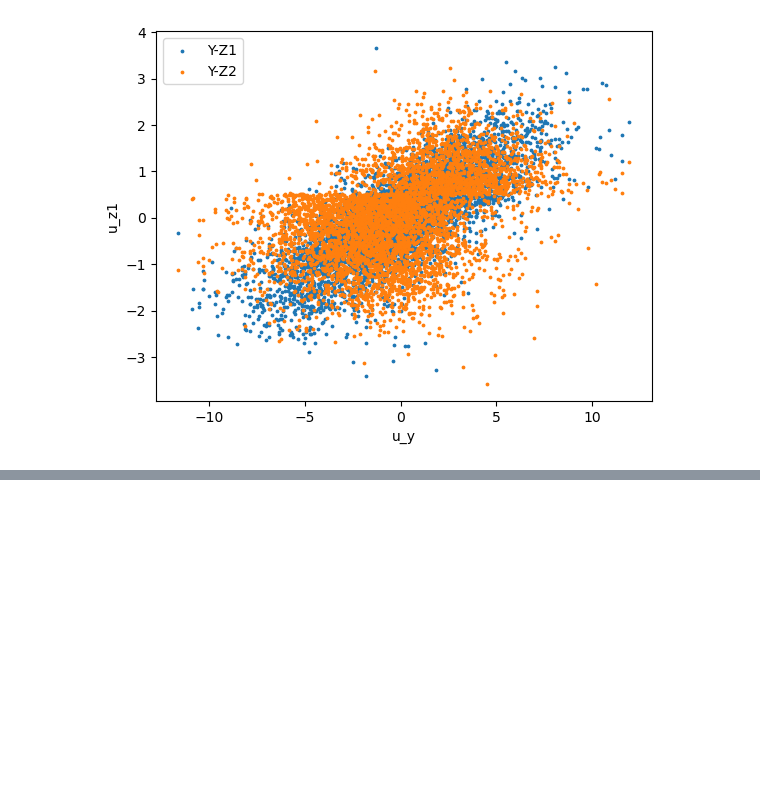
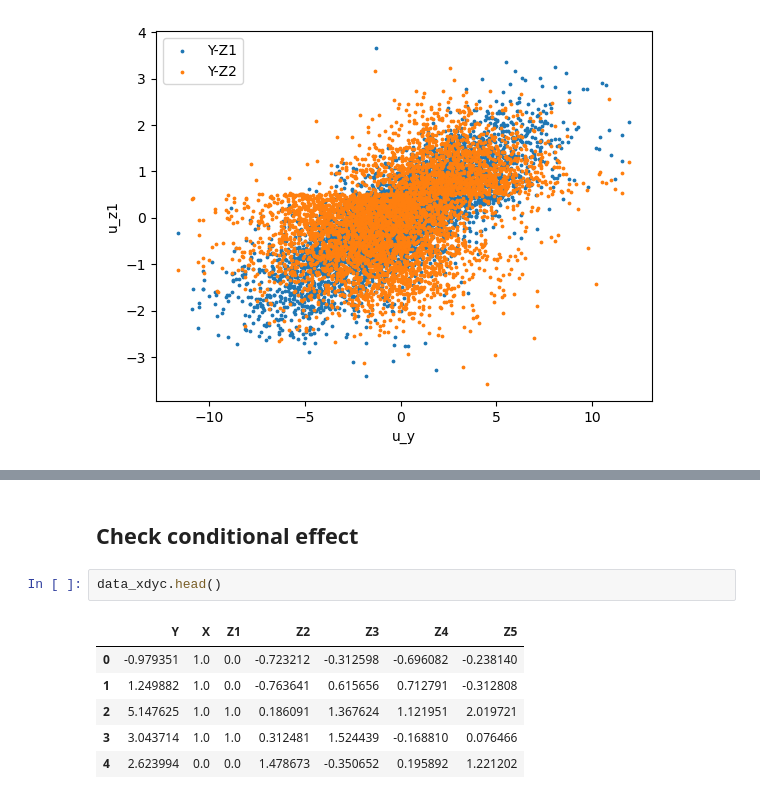
Before and after one commit to llaurabatt/frugal-flows, a Jupyter notebook: validation/Mixed_Data_Frugal_Flows.ipynb, the cells around one changed output, grey strips where cells are left out. Saved outputs shown, nothing was run; the diff lists cells and outputs as text; blank space fills up the shorter version.

```diff
--- a/validation/Mixed_Data_Frugal_Flows.ipynb
+++ b/validation/Mixed_Data_Frugal_Flows.ipynb
@@ -502,0 +634,11 @@ plt.show()
+# %% [markdown]
+## Check conditional effect
+# %%
+data_xdyc.head()
+# %% [output]
+|  | Y | X | Z1 | Z2 | Z3 | Z4 | Z5 |
+| 0 | -0.979351 | 1.0 | 0.0 | -0.723212 | -0.312598 | -0.696082 | -0.238140 |
+| 1 | 1.249882 | 1.0 | 0.0 | -0.763641 | 0.615656 | 0.712791 | -0.312808 |
+| 2 | 5.147625 | 1.0 | 1.0 | 0.186091 | 1.367624 | 1.121951 | 2.019721 |
+| 3 | 3.043714 | 1.0 | 1.0 | 0.312481 | 1.524439 | -0.168810 | 0.076466 |
+| 4 | 2.623994 | 0.0 | 0.0 | 1.478673 | -0.350652 | 0.195892 | 1.221202 |
```
Also changed, not shown: parts of 25 cells of this notebook.
